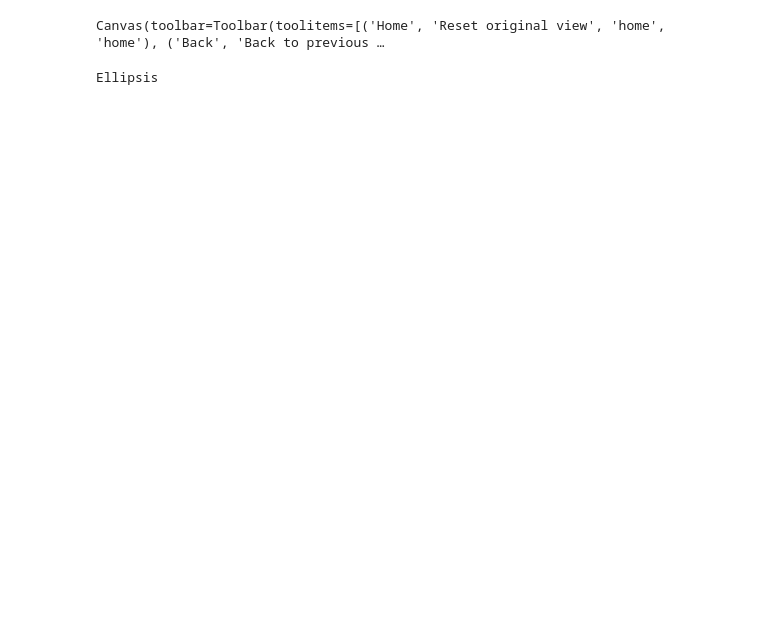
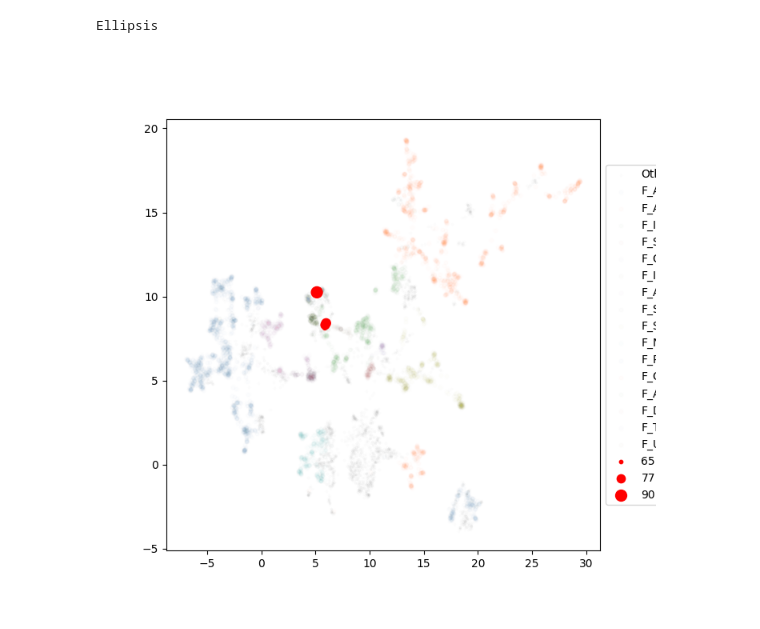
Before and after one commit to matus-pikuliak/multilingual-evaluation, a Jupyter notebook: n_figures.ipynb, the cells around one changed output. Cells and saved outputs as stored; diff of their text form; code cells hidden in the pictures; blank space fills up the shorter version.

```diff
--- a/n_figures.ipynb
+++ b/n_figures.ipynb
@@ -52,11 +0,0 @@ df = pd.DataFrame(
-# %%
-umap_object = umap.UMAP(
-    n_neighbors=200,
-    metric='cosine',
-    min_dist=0.5,
-    random_state=1,
-)
-umap_object.fit(np.vstack(df[uriel_codes].itertuples(index=False, name=None)))
-
-df['uriel_x'] = umap_object.embedding_[:,0]
-df['uriel_y'] = umap_object.embedding_[:,1]
@@ -89,28 +0,0 @@ df = df.join(wsl_df, how='left')
-# %%
-families = l2v.get_features(
-    languages=uriel_languages,
-    feature_set_inp='fam',
-    header=True,
-)
-families_codes = families['CODE']
-fam_df = pd.DataFrame(
-    [families[l] for l in uriel_languages],
-    index=uriel_languages,
-    columns=families['CODE'],
-)
-
-df = df.join(fam_df)
-# %%
-df['family_str'] = [
-    ' '.join(f[2:] for i, f in zip(row, families_codes) if i)
-    for row in fam_df.itertuples(index=False, name=None)
-]
-# %%
-import pycountry
-
-pycountry.languages._load()
-
-df['name'] = [
-    pycountry.languages.get(alpha_3=l).name if l in pycountry.languages.indices['alpha_3'] else None
-    for l in uriel_languages
-]
@@ -168,7 +49,7 @@ def visualize(
 
     if backend == 'matplotlib':
 
-        plt.rcParams["figure.figsize"] = (15, 15)
+        plt.rcParams["figure.figsize"] = (7, 7)
 
         if features == 'uriel':
 
@@ -314,36 +195,36 @@ class Evaluation:
         )
 
     @classmethod
     def show_performance(cls, languages, scores, color='r'):  # scores should be scaled by user and with max being better
         mn, mx = min(scores), max(scores)
         scores = [s - min(scores) for s in scores]  # normalization
         scores = [s / max(scores) for s in scores]  # normalization
         sizes = [s * 90 + 10 for s in scores]  # 20-100 scale
 
         legend = {
             'labels': [
                 f'{mn}',
                 f'{(mx + mn) / 2}',
                 f'{mx}',
             ],
             'colors': [color, color, color],
             'sizes': [10, 55, 100],
         }
 
         # TODO: legend
         return Evaluation(
             languages=languages,
             sizes=sizes,
             colors=color,
             legend=legend,
         )
 
 Evaluation.show_performance(['slk', 'ces', 'hbs', 'rus', 'eng'], [75, 80, 79, 65, 90]).\
-visualize('matplotlib', 'uriel', alpha=0.1, color_families=True, legend_families=False)#, zoom=[0,10,-5,5])
+visualize('matplotlib', 'uriel', alpha=0.01, color_families=True, legend_families=True)#, zoom=[0,10,-5,5])
 ...
 # %% [output]
-Canvas(toolbar=Toolbar(toolitems=[('Home', 'Reset original view', 'home', 'home'), ('Back', 'Back to previous …
+Ellipsis
-Ellipsis
+[figure, added]
 # %%
 import umap.plot
 import bokeh
```
Also changed, not shown: parts of 11 cells of this notebook, 5 other files.
